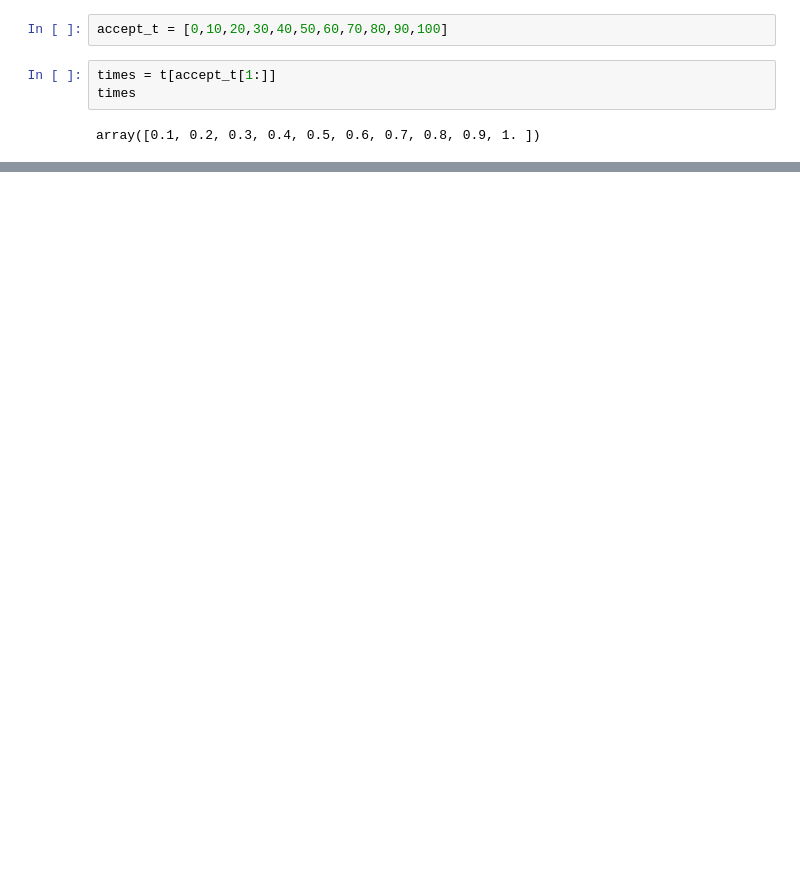
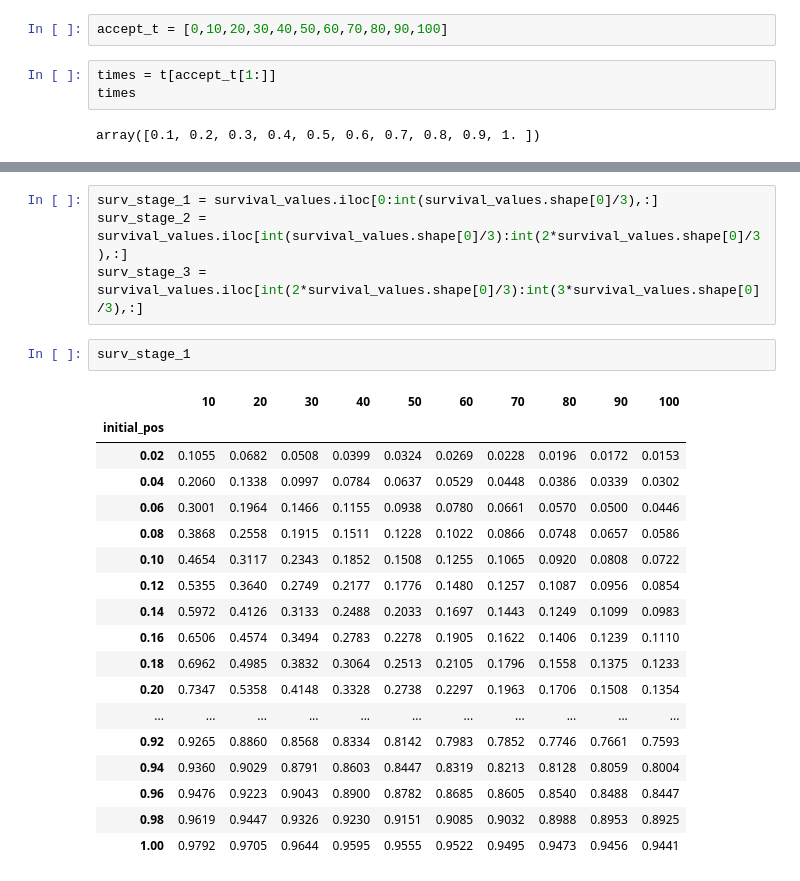
Before and after one commit to kyriakos-georgiou/Numerical_schemes_stability_updated, a Jupyter notebook: PIDE for full jump-Implicit-Fresh-start-Including-IC-RS-Iterative-x-range-full.ipynb, the cells around one changed output, grey strips where cells are left out. Drawn from its saved outputs; the diff is of its cells as text; blank space fills up the shorter version.

```diff
--- a/PIDE for full jump-Implicit-Fresh-start-Including-IC-RS-Iterative-x-range-full.ipynb
+++ b/PIDE for full jump-Implicit-Fresh-start-Including-IC-RS-Iterative-x-range-full.ipynb
@@ -444,0 +456,25 @@ pd
+# %%
+surv_stage_1 = survival_values.iloc[0:int(survival_values.shape[0]/3),:]
+surv_stage_2 = survival_values.iloc[int(survival_values.shape[0]/3):int(2*survival_values.shape[0]/3),:]
+surv_stage_3 = survival_values.iloc[int(2*survival_values.shape[0]/3):int(3*survival_values.shape[0]/3),:]
+# %%
+surv_stage_1
+# %% [output]
+|  | 10 | 20 | 30 | 40 | 50 | 60 | 70 | 80 | 90 | 100 |
+| initial_pos |  |  |  |  |  |  |  |  |  |  |
+| 0.02 | 0.1055 | 0.0682 | 0.0508 | 0.0399 | 0.0324 | 0.0269 | 0.0228 | 0.0196 | 0.0172 | 0.0153 |
+| 0.04 | 0.2060 | 0.1338 | 0.0997 | 0.0784 | 0.0637 | 0.0529 | 0.0448 | 0.0386 | 0.0339 | 0.0302 |
+| 0.06 | 0.3001 | 0.1964 | 0.1466 | 0.1155 | 0.0938 | 0.0780 | 0.0661 | 0.0570 | 0.0500 | 0.0446 |
+| 0.08 | 0.3868 | 0.2558 | 0.1915 | 0.1511 | 0.1228 | 0.1022 | 0.0866 | 0.0748 | 0.0657 | 0.0586 |
+| 0.10 | 0.4654 | 0.3117 | 0.2343 | 0.1852 | 0.1508 | 0.1255 | 0.1065 | 0.0920 | 0.0808 | 0.0722 |
+| 0.12 | 0.5355 | 0.3640 | 0.2749 | 0.2177 | 0.1776 | 0.1480 | 0.1257 | 0.1087 | 0.0956 | 0.0854 |
+| 0.14 | 0.5972 | 0.4126 | 0.3133 | 0.2488 | 0.2033 | 0.1697 | 0.1443 | 0.1249 | 0.1099 | 0.0983 |
+| 0.16 | 0.6506 | 0.4574 | 0.3494 | 0.2783 | 0.2278 | 0.1905 | 0.1622 | 0.1406 | 0.1239 | 0.1110 |
+| 0.18 | 0.6962 | 0.4985 | 0.3832 | 0.3064 | 0.2513 | 0.2105 | 0.1796 | 0.1558 | 0.1375 | 0.1233 |
+| 0.20 | 0.7347 | 0.5358 | 0.4148 | 0.3328 | 0.2738 | 0.2297 | 0.1963 | 0.1706 | 0.1508 | 0.1354 |
+| ... | ... | ... | ... | ... | ... | ... | ... | ... | ... | ... |
+| 0.92 | 0.9265 | 0.8860 | 0.8568 | 0.8334 | 0.8142 | 0.7983 | 0.7852 | 0.7746 | 0.7661 | 0.7593 |
+| 0.94 | 0.9360 | 0.9029 | 0.8791 | 0.8603 | 0.8447 | 0.8319 | 0.8213 | 0.8128 | 0.8059 | 0.8004 |
+| 0.96 | 0.9476 | 0.9223 | 0.9043 | 0.8900 | 0.8782 | 0.8685 | 0.8605 | 0.8540 | 0.8488 | 0.8447 |
+| 0.98 | 0.9619 | 0.9447 | 0.9326 | 0.9230 | 0.9151 | 0.9085 | 0.9032 | 0.8988 | 0.8953 | 0.8925 |
+| 1.00 | 0.9792 | 0.9705 | 0.9644 | 0.9595 | 0.9555 | 0.9522 | 0.9495 | 0.9473 | 0.9456 | 0.9441 |
```
Also changed, not shown: parts of 30 cells of this notebook.
